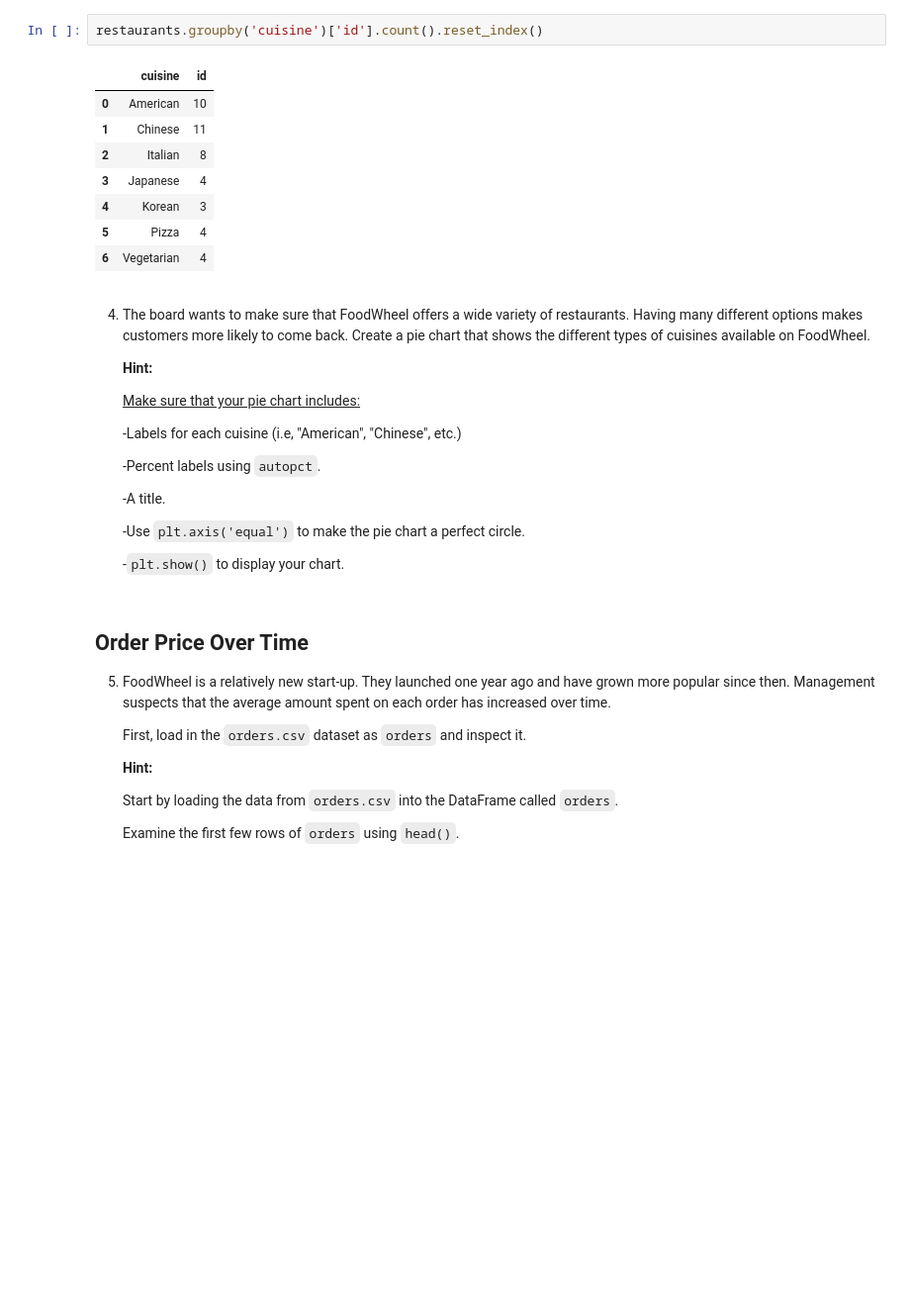
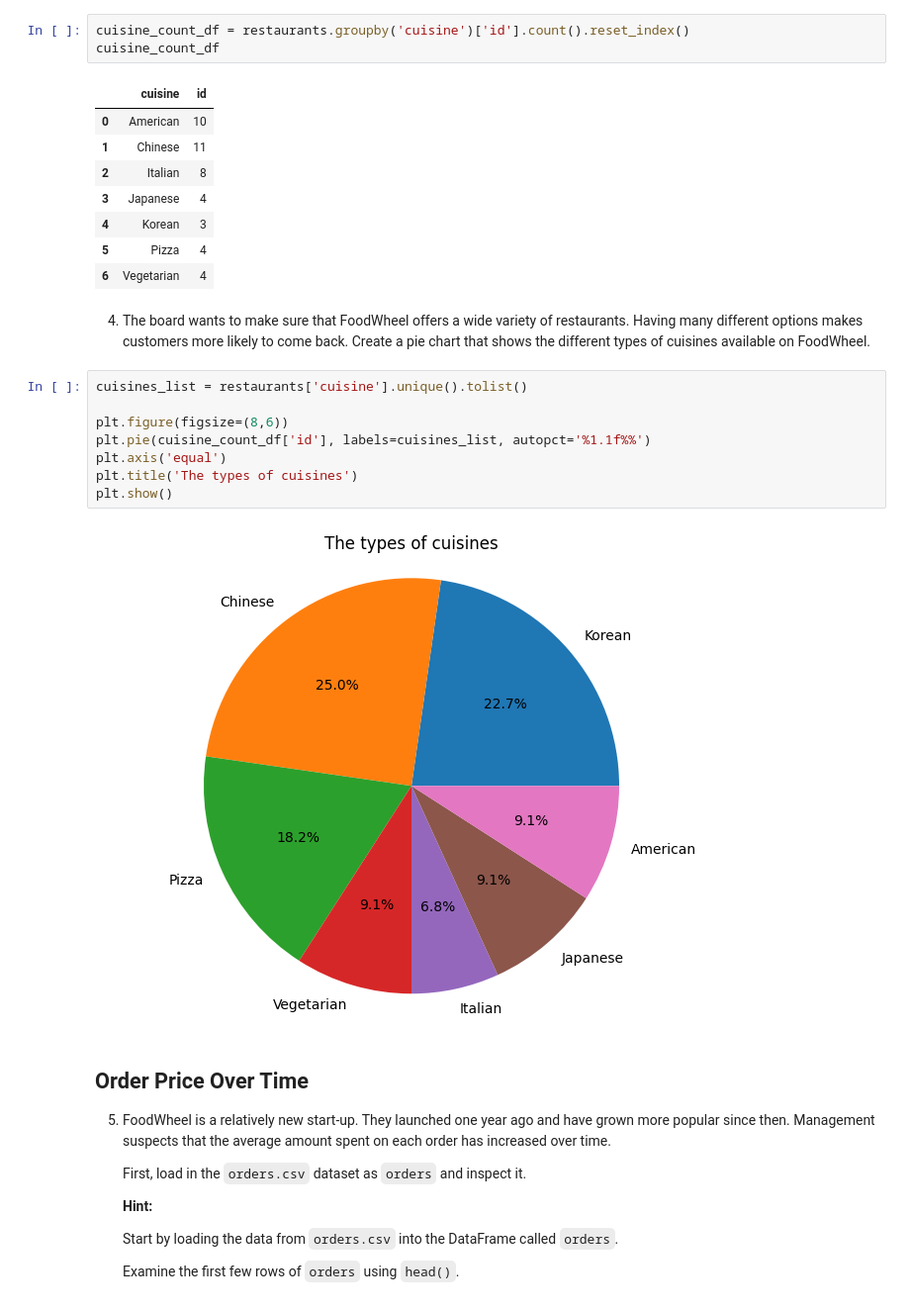
Before and after one commit to 7086600/foodwheel_project, a Jupyter notebook: foodwheel_project.ipynb, the cells around one changed output. Shown at 99% size. Saved outputs shown, nothing was run; the diff lists cells and outputs as text; blank space fills up the shorter version.

Commit message:
piechart The types of cuisines

```diff
--- a/foodwheel_project.ipynb
+++ b/foodwheel_project.ipynb
@@ -30,7 +30,8 @@ print(f"Cuisine count: {cuisine_count}")
 # %% [output]
 Cuisine Count: 7
 # %%
-restaurants.groupby('cuisine')['id'].count().reset_index()
+cuisine_count_df = restaurants.groupby('cuisine')['id'].count().reset_index()
+cuisine_count_df
 # %% [output]
 |  | cuisine | id |
 | 0 | American | 10 |
@@ -42,20 +43,16 @@ restaurants.groupby('cuisine')['id'].count().reset_index()
 | 6 | Vegetarian | 4 |
 # %% [markdown]
 4. The board wants to make sure that FoodWheel offers a wide variety of restaurants. Having many different options makes customers more likely to come back. Create a pie chart that shows the different types of cuisines available on FoodWheel.
-
-    **Hint:**
-
-    <u>Make sure that your pie chart includes:</u>
-
-     -Labels for each cuisine (i.e, "American", "Chinese", etc.)
-
-     -Percent labels using `autopct`.
-
-     -A title.
-
-     -Use `plt.axis('equal')` to make the pie chart a perfect circle.
-
-     -`plt.show()` to display your chart.
+# %%
+cuisines_list = restaurants['cuisine'].unique().tolist()
+
+plt.figure(figsize=(8,6))
+plt.pie(cuisine_count_df['id'], labels=cuisines_list, autopct='%1.1f%%')
+plt.axis('equal')
+plt.title('The types of cuisines')
+plt.show()
+# %% [output]
+[figure, added]
 # %% [markdown]
 ## Order Price Over Time
 
```
